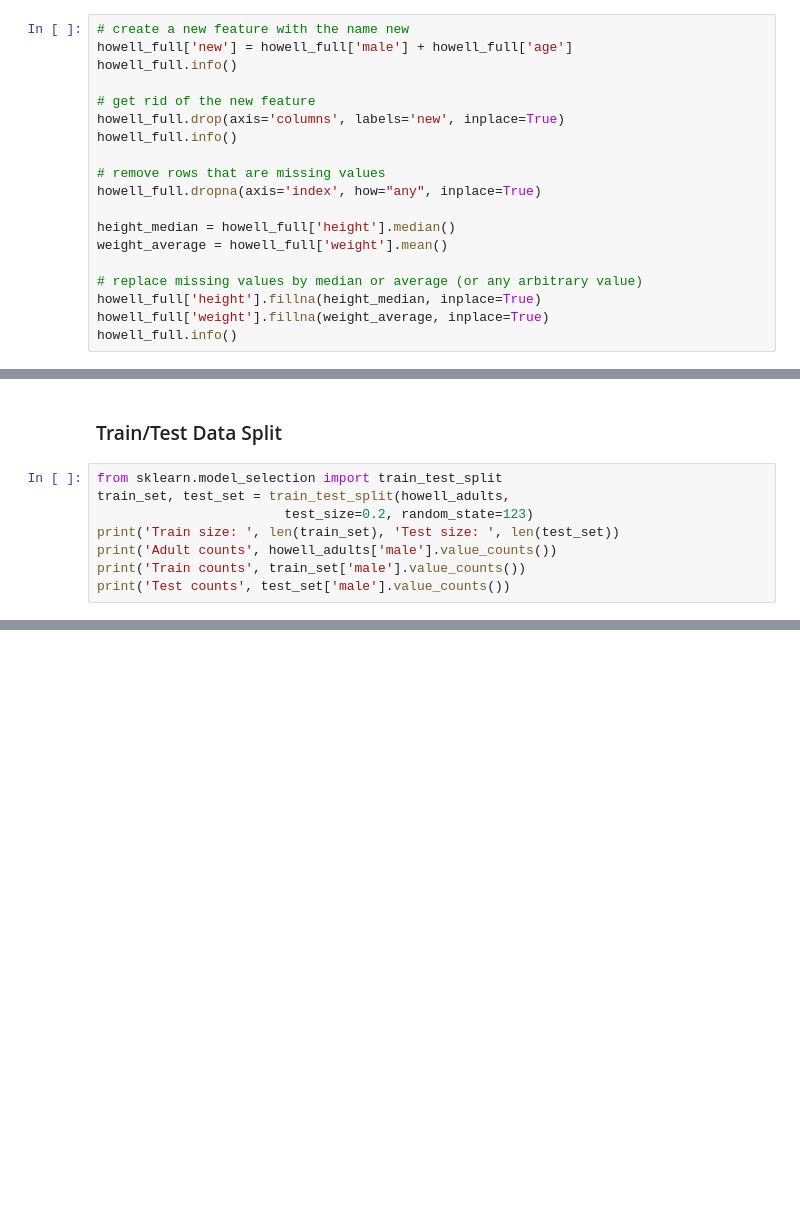
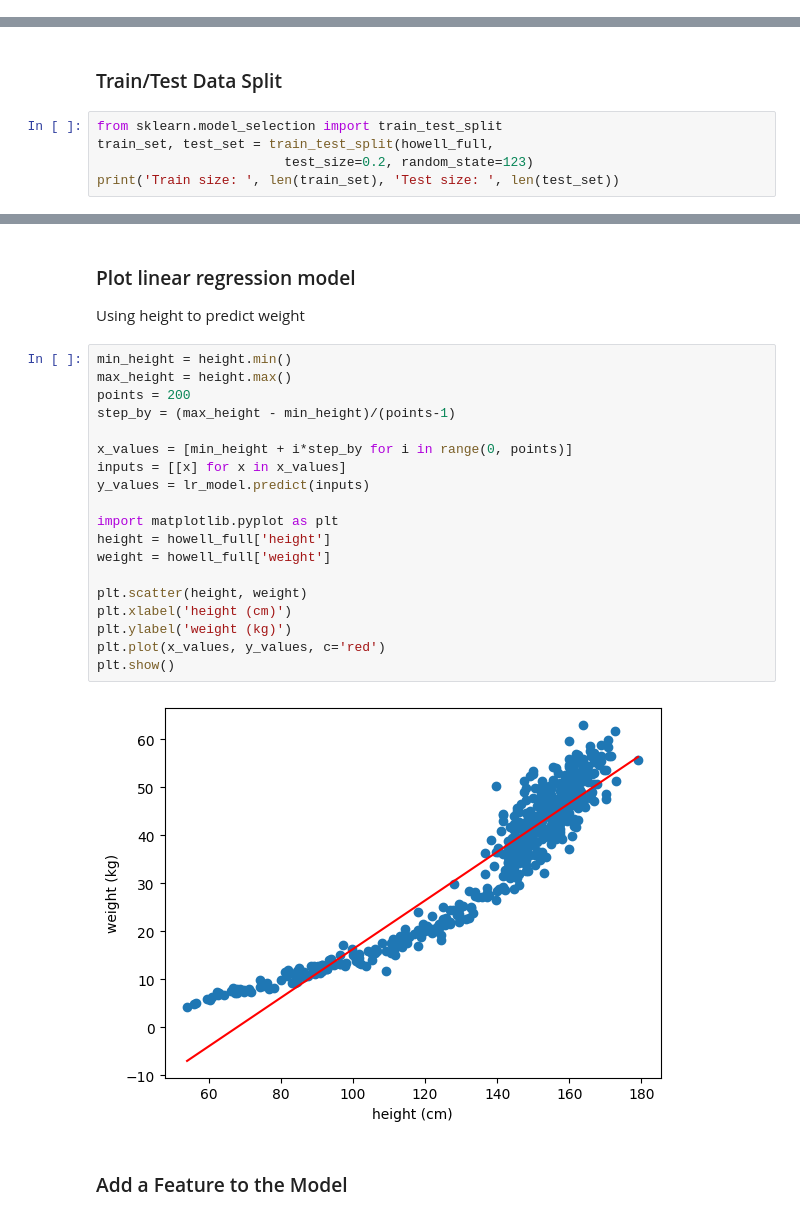
Before and after one commit to meldstonerogers/machine-learning-module4lab, a Jupyter notebook: StoneRogerslab4_starter.ipynb, the cells around one changed output, grey strips where cells are left out. Cells and saved outputs as stored; diff of their text form; blank space fills up the shorter version.

```diff
--- a/StoneRogerslab4_starter.ipynb
+++ b/StoneRogerslab4_starter.ipynb
@@ -94,19 +52,0 @@ In our case we have no missing data, so the code here is just for reference.
-# %%
-# create a new feature with the name new
-howell_full['new'] = howell_full['male'] + howell_full['age']
-howell_full.info()
-
-# get rid of the new feature
-howell_full.drop(axis='columns', labels='new', inplace=True)
-howell_full.info()
-
-# remove rows that are missing values
-howell_full.dropna(axis='index', how="any", inplace=True)
-
-height_median = howell_full['height'].median()
-weight_average = howell_full['weight'].mean()
-
-# replace missing values by median or average (or any arbitrary value)
-howell_full['height'].fillna(height_median, inplace=True)
-howell_full['weight'].fillna(weight_average, inplace=True)
-howell_full.info()
@@ -280,10 +54,7 @@ plt.show()
 ### Train/Test Data Split
 # %%
 from sklearn.model_selection import train_test_split
-train_set, test_set = train_test_split(howell_adults,
+train_set, test_set = train_test_split(howell_full,
                         test_size=0.2, random_state=123)
 print('Train size: ', len(train_set), 'Test size: ', len(test_set))
-print('Adult counts', howell_adults['male'].value_counts())
-print('Train counts', train_set['male'].value_counts())
-print('Test counts', test_set['male'].value_counts())
 # %% [output]
@@ -388,0 +116,26 @@ Test Male to Female Ratio: 89%
+# %% [markdown]
+ ### Plot linear regression model
+ Using height to predict weight
+# %%
+min_height = height.min()
+max_height = height.max()
+points = 200
+step_by = (max_height - min_height)/(points-1)
+
+x_values = [min_height + i*step_by for i in range(0, points)]
+inputs = [[x] for x in x_values]
+y_values = lr_model.predict(inputs)
+
+import matplotlib.pyplot as plt
+height = howell_full['height']
+weight = howell_full['weight']
+
+plt.scatter(height, weight)
+plt.xlabel('height (cm)')
+plt.ylabel('weight (kg)')
+plt.plot(x_values, y_values, c='red')
+plt.show()
+# %% [output]
+[figure, added]
+# %% [markdown]
+### Add a Feature to the Model
```
Also changed, not shown: parts of 37 cells of this notebook, 3 other files.
